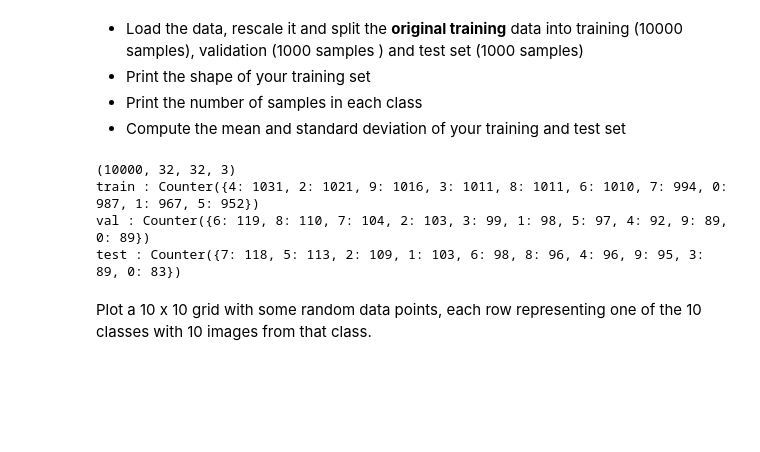
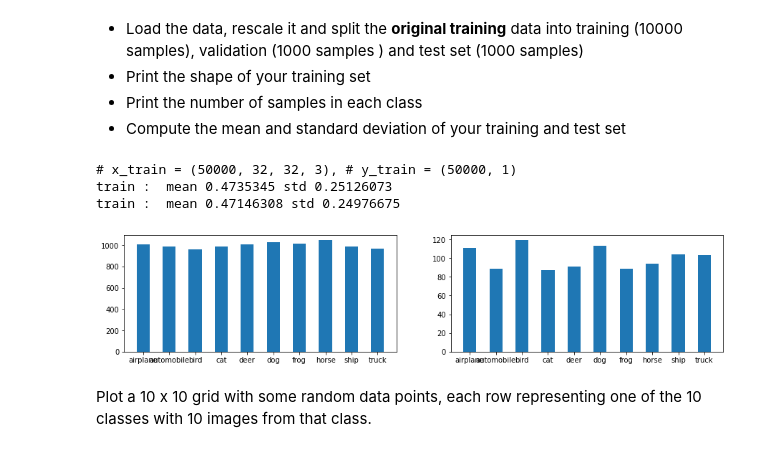
Before and after one commit to DaBauer/CAPrivacy, a Jupyter notebook: 002-cifar-10/excercise_2.ipynb, the cells around one changed output. Saved outputs shown, nothing was run; the diff lists cells and outputs as text; code cells hidden in the pictures; blank space fills up the shorter version.

```diff
--- a/002-cifar-10/excercise_2.ipynb
+++ b/002-cifar-10/excercise_2.ipynb
@@ -36,47 +63,53 @@ from tensorflow.keras.preprocessing.image import ImageDataGenerator
 * Print the number of samples in each class
 * Compute the mean and standard deviation of your training and test set
 # %%
-from re import X
 # Code for loading the data
-from tensorflow.keras.datasets import cifar10
-(xtrain_, ytrain), (xtest, ytest) = cifar10.load_data()
-
+(x_train, y_train), (x_test, y_test) = tf.keras.datasets.cifar10.load_data()
 # Classes (are given)
 classes = np.array(['airplane', 'automobile', 'bird', 'cat', 'deer', 'dog', 'frog', 'horse', 'ship', 'truck'])
 
+# Code for printing the shape of your training set
+print(f'# x_train = {x_train.shape}, # y_train = {y_train.shape}')
+
+# Code for rescaling the images
+def preprocess_images(x):
+    return x.astype('float32')/255.
+xtrain = preprocess_images(x_train)
+
 # Code for splitting the data into train/val/test set
-Xtrain_, Xrest_, Ytrain, Yrest_ = train_test_split(xtrain_, ytrain, train_size=10000)
+Xtrain_, Xrest_, Ytrain, Yrest_ = train_test_split(xtrain, y_train, train_size=10000)
 Xval_, Xrest_, Yval, Yrest_ = train_test_split(Xrest_, Yrest_, train_size=1000)
 Xtest_, Xrest_, Ytest, Yrest_ = train_test_split(Xrest_, Yrest_, train_size=1000)
 
-# Code for rescaling the images
-def preprocess_images(x) :
-  return x.astype('float32')/255
-
-Xtrain = preprocess_images(Xtrain_)
-Xval = preprocess_images(Xval_)
-Xtest = preprocess_images(Xtest_)
-
-# Code for printing the shape of your training set
-print(Xtrain.shape)
+# Code for printing the # of samples in each class
+def count_samples(ls):
+    distribution = np.zeros(10)
+    for i in ls:
+        distribution[i] += 1
+    return distribution
 
 
-# Code for printing the # of samples in each class
-Ytrain = Ytrain.flatten()
-Yval = Yval.flatten()
-Ytest = Ytest.flatten()
+train_distribution = count_samples(Ytrain)
+test_distribution = count_samples(Ytest)
 
-print("train :", Counter(Ytrain))
-print("val :", Counter(Yval))
-print("test :", Counter(Ytest))
+fig, (ax1, ax2) = plt.subplots(1, 2, figsize=(15,3))
+ax1.bar(classes,  train_distribution, width=0.5)
+ax2.bar(classes,  test_distribution, width=0.5)
 
 # Code for computing the mean and std of the training and test set
-(train_mean, train_std) = (np.mean(Xtrain, axis=0), np.std(Xtrain, axis=0))
-(test_mean, test_std) = (np.mean(Xtest, axis=0), np.std(Xtest, axis=0))
+
+mean_train = np.mean(Xtrain_)
+std_train = np.std(Xtrain_)
+
+mean_test = np.mean(Xtest_)
+std_test = np.std(Xtest_)
+
+print("train : ", 'mean', mean_train, 'std', std_train)
+print("train : ", 'mean', mean_test, 'std', std_test)
 # %% [output]
-(10000, 32, 32, 3)
-train : Counter({4: 1031, 2: 1021, 9: 1016, 3: 1011, 8: 1011, 6: 1010, 7: 994, 0: 987, 1: 967, 5: 952})
-val : Counter({6: 119, 8: 110, 7: 104, 2: 103, 3: 99, 1: 98, 5: 97, 4: 92, 9: 89, 0: 89})
-test : Counter({7: 118, 5: 113, 2: 109, 1: 103, 6: 98, 8: 96, 4: 96, 9: 95, 3: 89, 0: 83})
+# x_train = (50000, 32, 32, 3), # y_train = (50000, 1)
+train :  mean 0.4735345 std 0.25126073
+train :  mean 0.47146308 std 0.24976675
+[figure, added]
 # %% [markdown]
 Plot a 10 x 10 grid with some random data points, each row representing one of the 10 classes with 10 images from that class.
```
Also changed, not shown: parts of 36 cells of this notebook, 1 other file.
